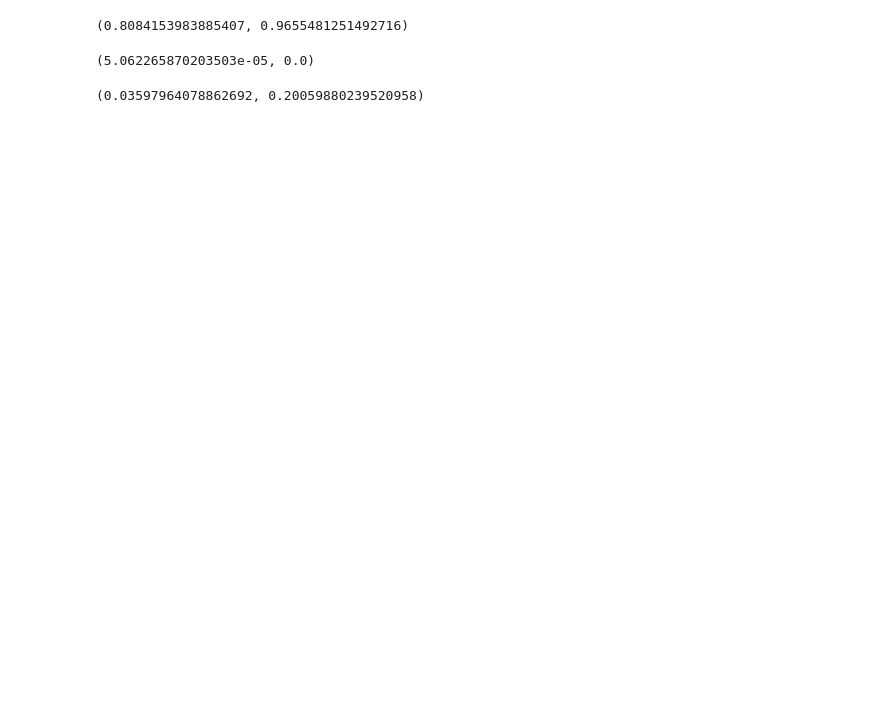
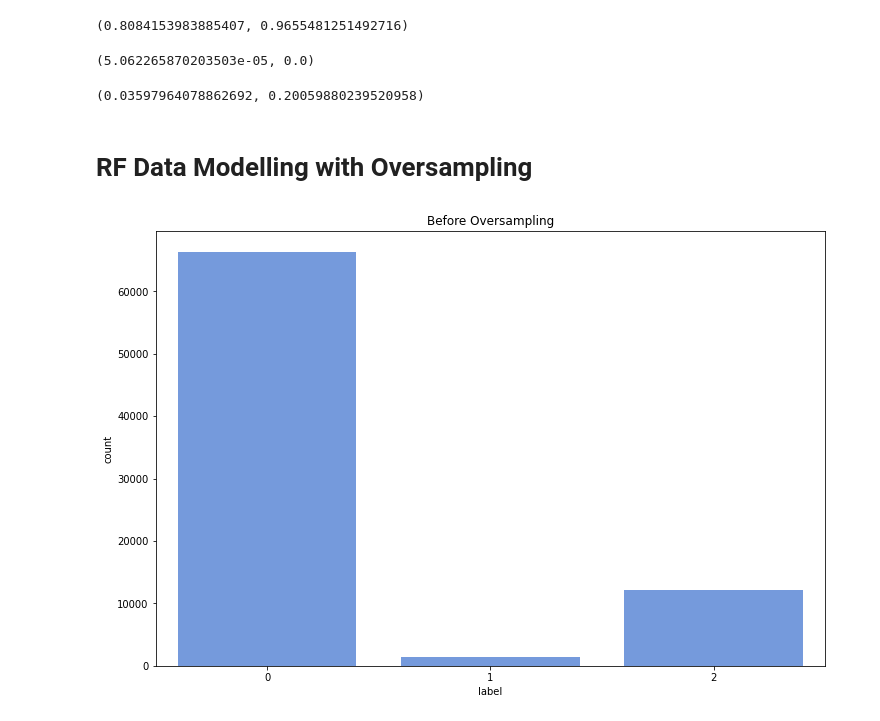
Before and after one commit to lucifermorningstar1305/infosys722, a Jupyter notebook: Step3_8_Data_Modelling.ipynb, the cells around one changed output. Saved outputs shown, nothing was run; the diff lists cells and outputs as text; code cells hidden in the pictures; blank space fills up the shorter version.

Commit message:
Final push: Data Modelling

```diff
--- a/Step3_8_Data_Modelling.ipynb
+++ b/Step3_8_Data_Modelling.ipynb
@@ -397,3 +399,5 @@ conf_mat_metric.falsePositiveRate(1.), conf_mat_metric.truePositiveRate(1.)
 conf_mat_metric.falsePositiveRate(2.), conf_mat_metric.truePositiveRate(2.)
 # %% [output]
 (0.03597964078862692, 0.20059880239520958)
+# %% [markdown]
+# RF Data Modelling with Oversampling
@@ -399,0 +424,10 @@ conf_mat_metric.falsePositiveRate(2.), conf_mat_metric.truePositiveRate(2.)
+# %%
+import seaborn as sns
+import matplotlib.pyplot as plt
+
+plt.figure(figsize=(12, 8))
+plt.title("Before Oversampling")
+sns.countplot(x="label", data=df_train_scaled.select("label").toPandas(), color="cornflowerblue")
+plt.show()
+# %% [output]
+[figure, added]
```
Also changed, not shown: parts of 17 cells of this notebook.
